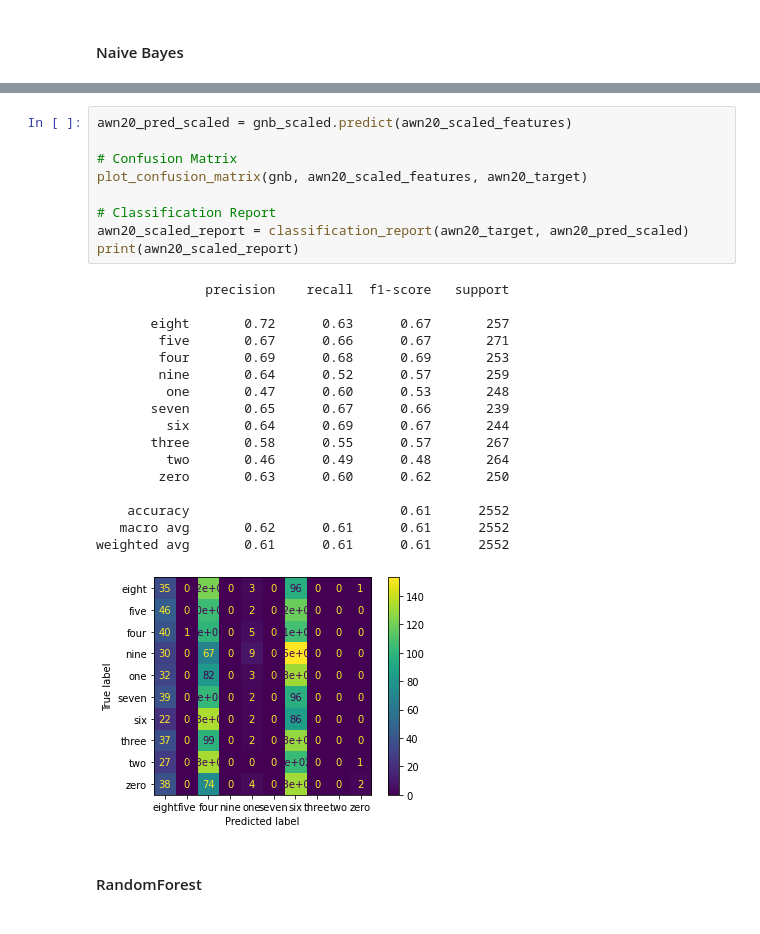
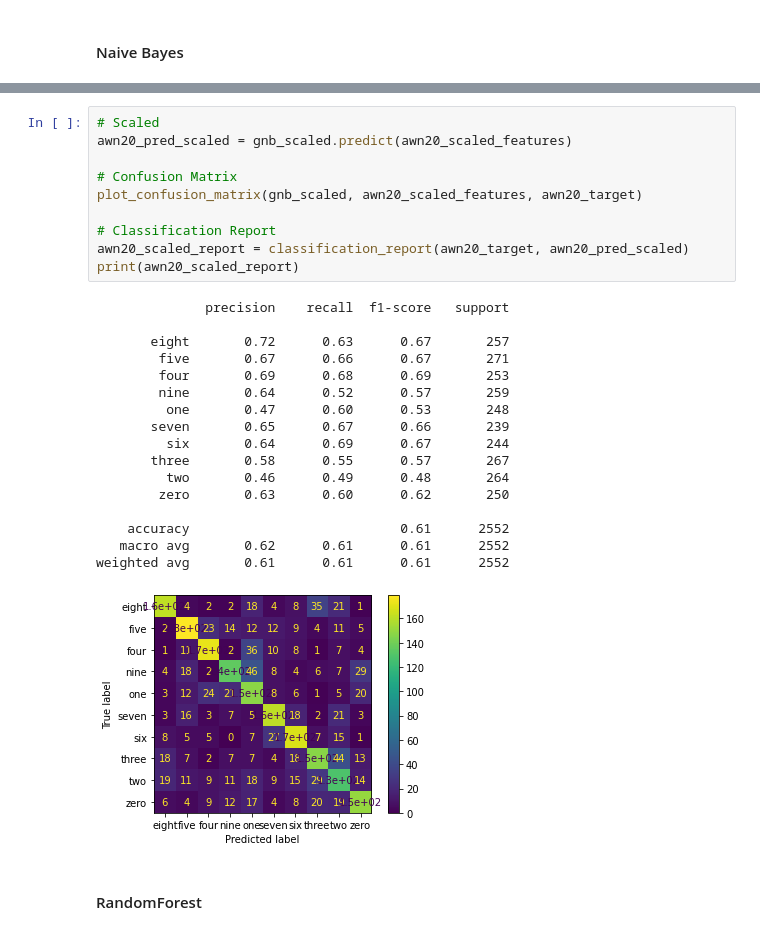
Before and after one commit to francotestori/aauba_02, a Jupyter notebook: Solution_Developement.ipynb, the cells around one changed output, grey strips where cells are left out. Saved outputs shown, nothing was run; the diff lists cells and outputs as text.

```diff
--- a/Solution_Developement.ipynb
+++ b/Solution_Developement.ipynb
@@ -572,32 +573,33 @@ print(awn20_report)
 weighted avg       0.59      0.38      0.36      2552
 [figure]
 # %%
+# Scaled
 awn20_pred_scaled = gnb_scaled.predict(awn20_scaled_features)
 
 # Confusion Matrix
-plot_confusion_matrix(gnb, awn20_scaled_features, awn20_target)
+plot_confusion_matrix(gnb_scaled, awn20_scaled_features, awn20_target)
 
 # Classification Report
 awn20_scaled_report = classification_report(awn20_target, awn20_pred_scaled)
 print(awn20_scaled_report)
 # %% [output]
               precision    recall  f1-score   support
 
        eight       0.72      0.63      0.67       257
         five       0.67      0.66      0.67       271
         four       0.69      0.68      0.69       253
         nine       0.64      0.52      0.57       259
          one       0.47      0.60      0.53       248
        seven       0.65      0.67      0.66       239
          six       0.64      0.69      0.67       244
        three       0.58      0.55      0.57       267
          two       0.46      0.49      0.48       264
         zero       0.63      0.60      0.62       250
 
     accuracy                           0.61      2552
    macro avg       0.62      0.61      0.61      2552
 weighted avg       0.61      0.61      0.61      2552
-[figure, old version]
+[figure, new version]
 # %% [markdown]
 #### RandomForest
 # %%
```
Also changed, not shown: parts of 24 cells of this notebook.
